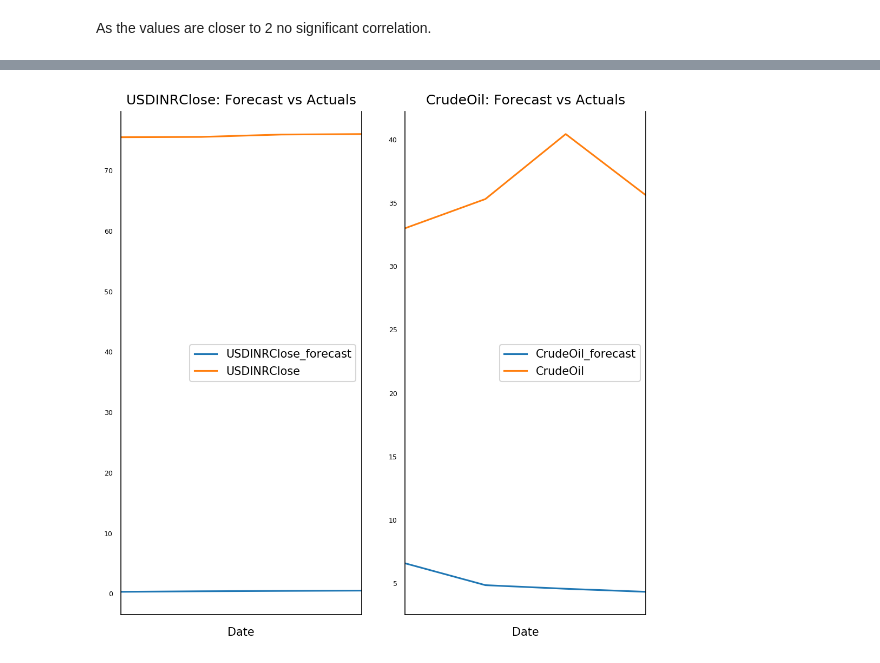
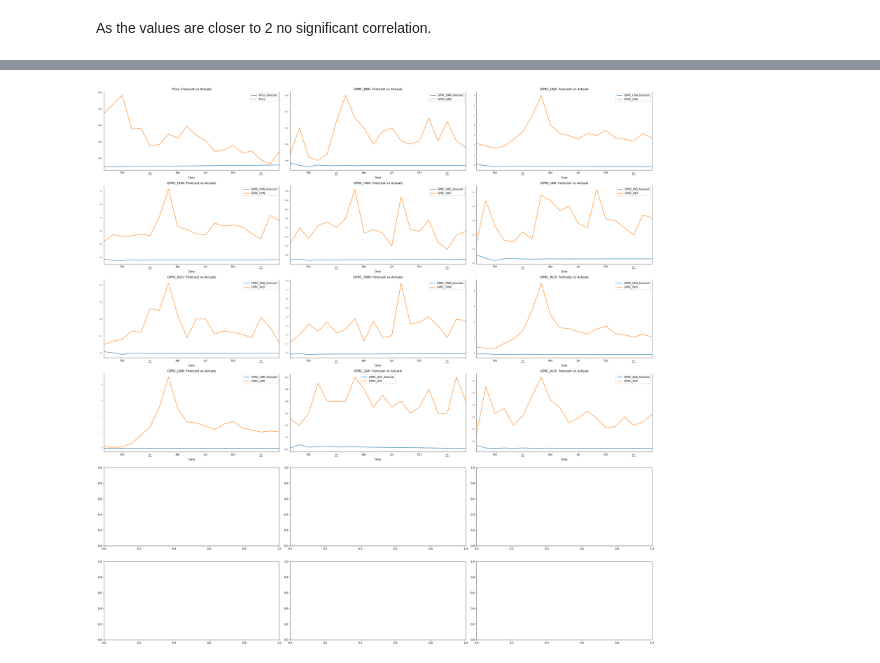
Before and after one commit to abaskon/Thesis, a Jupyter notebook: GPR_DBI_VAR_analysis.ipynb, the cells around one changed output, grey strips where cells are left out. Cells and saved outputs as stored; diff of their text form; code cells hidden in the pictures.

```diff
--- a/GPR_DBI_VAR_analysis.ipynb
+++ b/GPR_DBI_VAR_analysis.ipynb
@@ -655,7 +669,7 @@ lag_order = model_fitted.k_ar
 print(lag_order)  #> 4
 
 # Input data for forecasting
-forecast_input = EconomyData_train.values[-lag_order:]
+forecast_input = DATA_train.values[-lag_order:]
 forecast_input
 # %% [output]
 2
@@ -664,6 +684,6 @@ array([[ 0.319496,  6.049999,  2.199952],
 # %%
 # Forecast
 fc = model_fitted.forecast(y=forecast_input, steps=nobs)
-df_forecast = pd.DataFrame(fc, index=EconomyData.index[-nobs:], columns=EconomyData.columns + '_2d')
+df_forecast = pd.DataFrame(fc, index=DATA.index[-nobs:], columns=DATA.columns + '_2d')
 df_forecast
 # %% [output]
@@ -676,17 +708,17 @@ df_forecast
 # %%
 #inverting the values from differencing
-def invert_transformation(EconomyData_train, df_forecast, second_diff=False):
+def invert_transformation(DATA_train, df_forecast, second_diff=False):
     """Revert back the differencing to get the forecast to original scale."""
     df_fc = df_forecast.copy()
-    columns = EconomyData_train.columns
+    columns = DATA_train.columns
     for col in columns:
         # Roll back 2nd Diff
         if second_diff:
-            df_fc[str(col)+'_2d'] = (EconomyData_train[col].iloc[-1]-EconomyData_train[col].iloc[-2]) + EconomyData_train[str(col)+'_2d'].cumsum()
+            df_fc[str(col)+'_2d'] = (DATA_train[col].iloc[-1]-DATA_train[col].iloc[-2]) + DATA_train[str(col)+'_2d'].cumsum()
         # Roll back 1st Diff
-        df_fc[str(col)+'_forecast'] = EconomyData_train[col].iloc[-1] + df_fc[str(col)+'_2d'].cumsum()
+        df_fc[str(col)+'_forecast'] = DATA_train[col].iloc[-1] + df_fc[str(col)+'_2d'].cumsum()
     return df_fc
 # %%
-df_results = invert_transformation(EconomyData_train, df_forecast)
-df_results.loc[:, ['USDINRClose_forecast', 'CrudeOil_forecast', 'Gold_forecast']]
+df_results = invert_transformation(DATA_train, df_forecast)
+df_results
 # %% [output]
@@ -699,14 +744,14 @@ df_results.loc[:, ['USDINRClose_forecast', 'CrudeOil_forecast', 'Gold_forecast']
 # %%
-fig, axes = plt.subplots(nrows=int(len(EconomyData.columns)/2), ncols=2, dpi=150, figsize=(7,7))
-for i, (col,ax) in enumerate(zip(EconomyData.columns, axes.flatten())):
+fig, axes = plt.subplots(nrows=int(len(DATA.columns)/2), ncols=3, dpi=150, figsize=(30,30))
+for i, (col,ax) in enumerate(zip(DATA.columns, axes.flatten())):
     df_results[col+'_forecast'].plot(legend=True, ax=ax).autoscale(axis='x',tight=True)
-    EconomyData_test[col][-nobs:].plot(legend=True, ax=ax);
+    DATA_test[col][-nobs:].plot(legend=True, ax=ax);
     ax.set_title(col + ": Forecast vs Actuals")
     ax.xaxis.set_ticks_position('none')
     ax.yaxis.set_ticks_position('none')
     ax.spines["top"].set_alpha(0)
     ax.tick_params(labelsize=6)
 
 plt.tight_layout();
 # %% [output]
-[figure, old version]
+[figure, new version]
```
Also changed, not shown: parts of 15 cells of this notebook.
